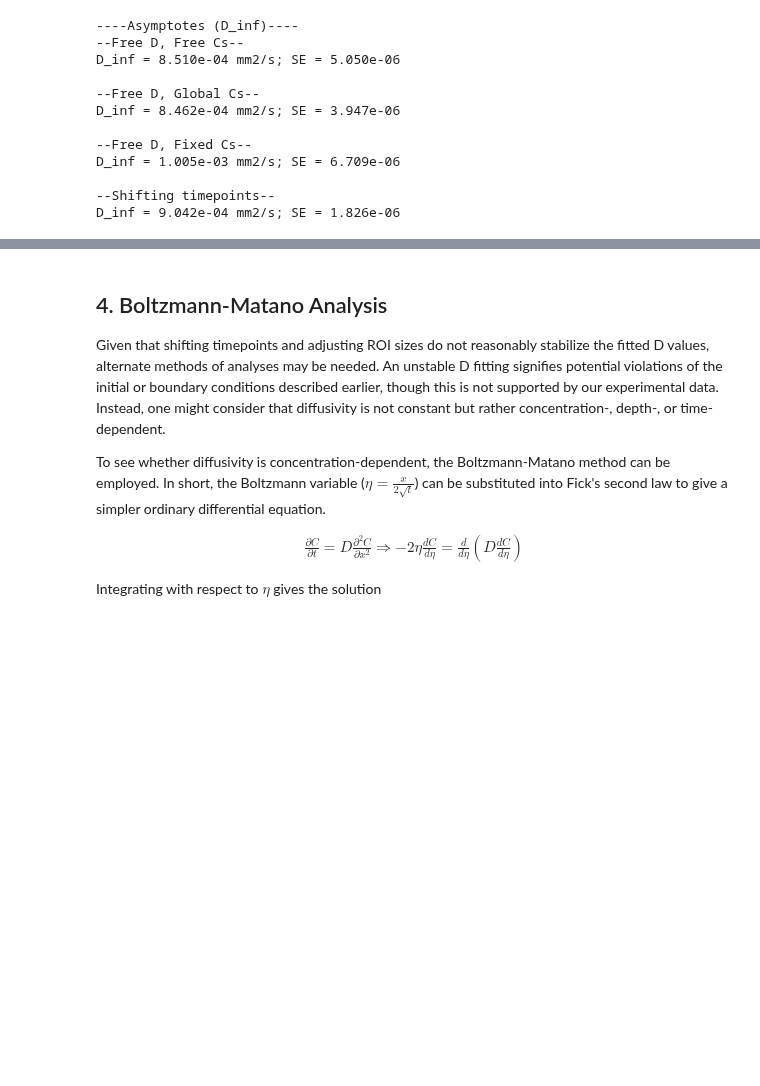
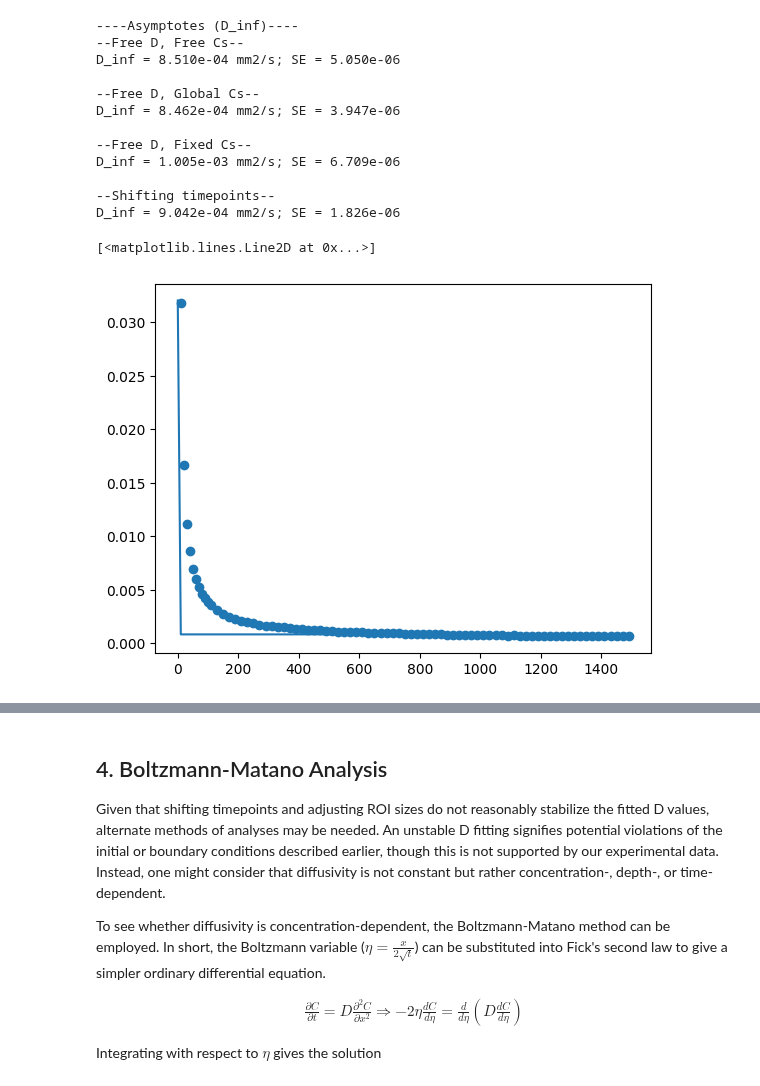
Before and after one commit to isaackh28/diff_tests, a Jupyter notebook: fit_diff.ipynb, the cells around one changed output, grey strips where cells are left out. Cells and saved outputs as stored; diff of their text form; code cells hidden in the pictures; blank space fills up the shorter version.

```diff
--- a/fit_diff.ipynb
+++ b/fit_diff.ipynb
@@ -640,7 +667,7 @@ def fit_decay(D_per_t, time, sem):
 # ---Fitting---
 print("----Asymptotes (D_inf)----")
 print("--Free D, Free Cs--")
-asmymptote_dfcf = fit_decay(opt_free["d_per_t"], time, opt_free["se_d_per_t"])
+asymptote_dfcf = fit_decay(opt_free["d_per_t"], time, opt_free["se_d_per_t"])
 print("")
 print("--Free D, Global Cs--")
 asymptote_dfcg = fit_decay(opt_csglobal["d_per_t"], time, opt_csglobal["se_d_per_t"])
@@ -663,6 +690,13 @@ D_inf = 1.005e-03 mm2/s; SE = 6.709e-06
 
 --Shifting timepoints--
 D_inf = 9.042e-04 mm2/s; SE = 1.826e-06
+# %%
+fig, ax = plt.subplots()
+ax.scatter(time, opt_free['d_per_t'])
+ax.plot(time, exp_decay(time, asymptote_dfcf["d_inf"], asymptote_dfcf["A"], asymptote_dfcf["lambda"]))
+# %% [output]
+[<matplotlib.lines.Line2D at 0x...>]
+[figure, added]
 # %%
 d_inf = asymptote_shift["d_inf"]
 a = asymptote_shift["A"]
```
Also changed, not shown: parts of 7 cells of this notebook, 15 other files.
